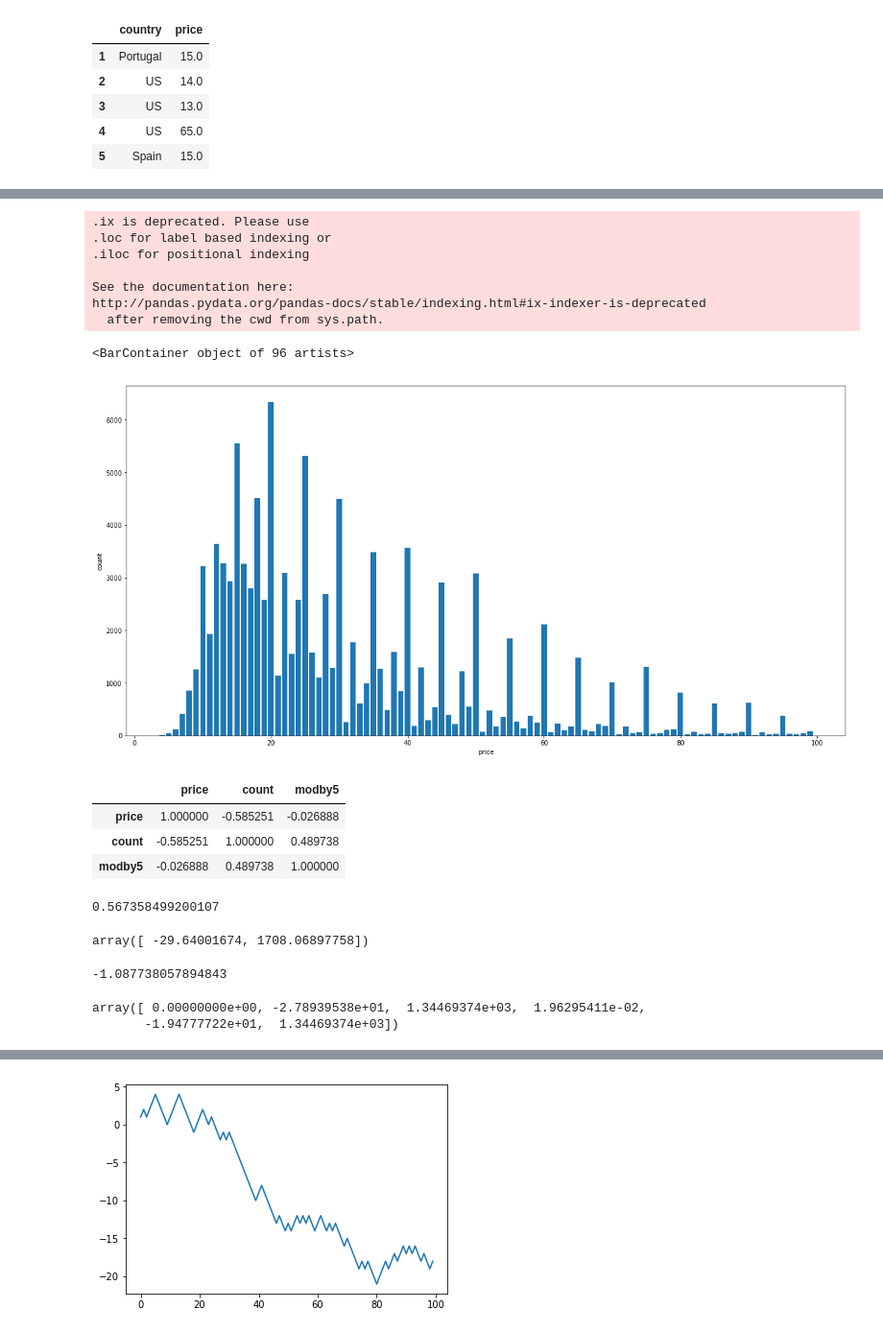
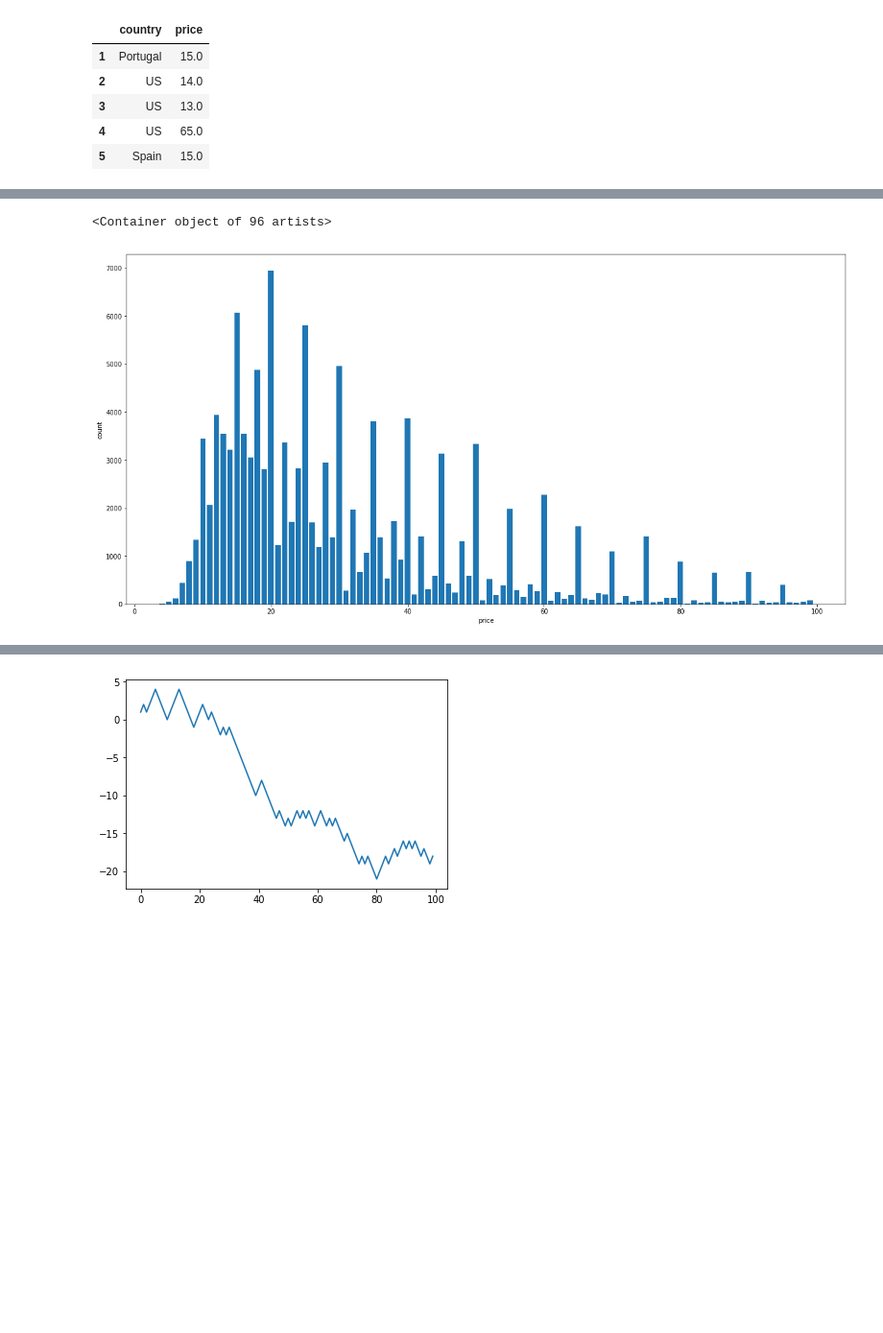
Before and after one commit to smalljjjack/DataMining_project5_WineReviewMining, a Jupyter notebook: project5_playground.ipynb, the cells around one changed output, grey strips where cells are left out. Shown at 96% size. Saved outputs shown, nothing was run; the diff lists cells and outputs as text; code cells hidden in the pictures; blank space fills up the shorter version.

```diff
--- a/project5_playground.ipynb
+++ b/project5_playground.ipynb
@@ -130,27 +127,10 @@ pylab.legend(loc='upper right', fontsize='xx-large')
 # %%
 prices_distribution = pd.DataFrame(reviews.groupby('price')['description'].count())
 prices_distribution.reset_index(inplace=True)
-prices_distribution['modby5']=0
-prices_distribution.ix[prices_distribution['price']%5==0, 'modby5'] = 1
-prices_distribution.columns=['price', 'count','modby5']
 plt.figure(figsize=(20,10))
 plt.xlabel('price')
 plt.ylabel('count')
-plt.bar(prices_distribution['price'], prices_distribution['count'])
+plt.bar(prices_distribution['price'], prices_distribution['description'])
 # %% [output]
-.ix is deprecated. Please use
-.loc for label based indexing or
-.iloc for positional indexing
-
-See the documentation here:
-http://pandas.pydata.org/pandas-docs/stable/indexing.html#ix-indexer-is-deprecated
-  after removing the cwd from sys.path.
+<Container object of 96 artists>
-<BarContainer object of 96 artists>
-[figure, old version]
+[figure, new version]
-# %%
-prices_distribution.corr()
-# %% [output]
-|  | price | count | modby5 |
-| price | 1.000000 | -0.585251 | -0.026888 |
-| count | -0.585251 | 1.000000 | 0.489738 |
-| modby5 | -0.026888 | 0.489738 | 1.000000 |
@@ -159,20 +136,0 @@ reg = LinearRegression().fit(prices_distribution[['price','modby5']], prices_dis
-# %%
-reg.score(prices_distribution[['price','modby5']], prices_distribution['count'])
-# %% [output]
-0.567358499200107
-# %%
-reg.coef_
-# %% [output]
-array([ -29.64001674, 1708.06897758])
-# %%
-# pass the order of your polynomial here
-poly = PolynomialFeatures(2)
-
-x = poly.fit_transform(prices_distribution[['price','modby5']])
-poly_reg=LinearRegression().fit(x, prices_distribution['count'])
-print(poly_reg.score(x[:10], prices_distribution['count'].as_matrix()[:10]))
-poly_reg.coef_
-# %% [output]
--1.087738057894843
-array([ 0.00000000e+00, -2.78939538e+01,  1.34469374e+03,  1.96295411e-02,
-       -1.94777722e+01,  1.34469374e+03])
```
Also changed, not shown: parts of 14 cells of this notebook, 1 other file.
